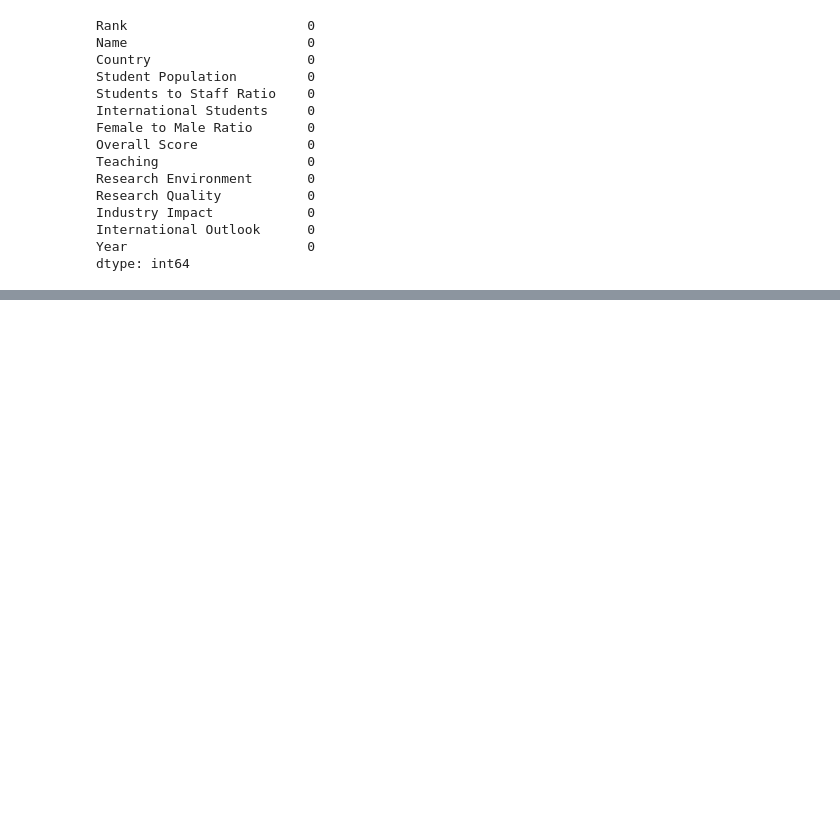
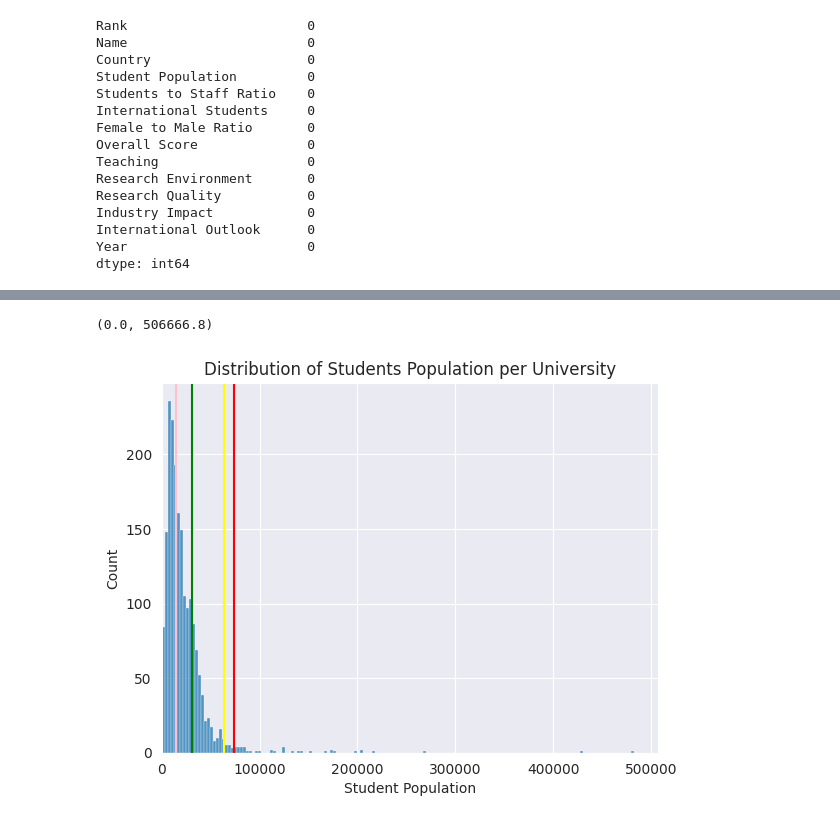
Before and after one commit to PaoloCarlevero/portfolio, a Jupyter notebook: python/top_world_university/the_world_university.ipynb, the cells around one changed output, grey strips where cells are left out. Cells and saved outputs as stored; diff of their text form; code cells hidden in the pictures; blank space fills up the shorter version.

```diff
--- a/python/top_world_university/the_world_university.ipynb
+++ b/python/top_world_university/the_world_university.ipynb
@@ -244,0 +303,20 @@ df_2024.loc[df['Country'] == 'Italy']
+# %%
+def add_vertical_line_to_graph(university_name, parameter):
+    plt.axvline(
+        df_2024.loc[df_2024['Name'] == university_name][parameter].values,
+        c = color_per_university[university_name]
+    )
+# %%
+sns.histplot(
+    x='Student Population',
+    data=df_2024
+)
+
+for university in color_per_university.keys():
+    add_vertical_line_to_graph(university, 'Student Population')
+
+plt.title('Distribution of Students Population per University')
+plt.xlim(0)
+# %% [output]
+(0.0, 506666.8)
+[figure, added]
```
Also changed, not shown: parts of 46 cells of this notebook.
